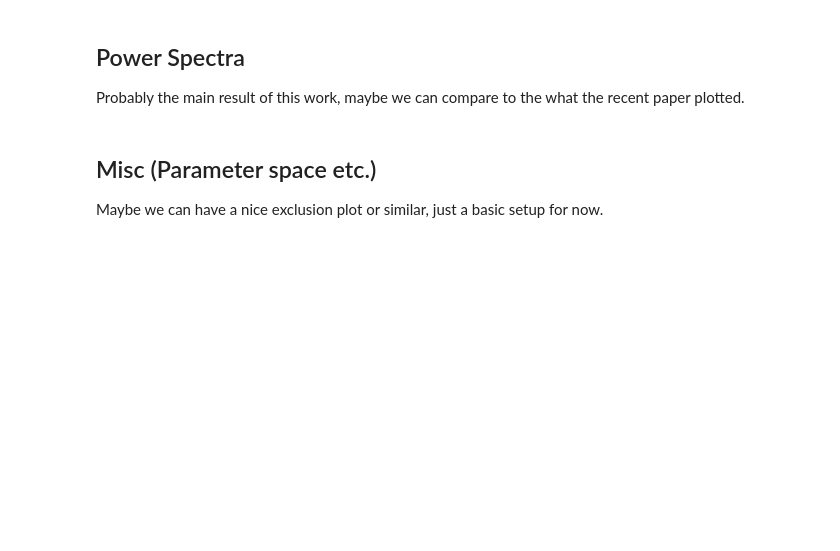
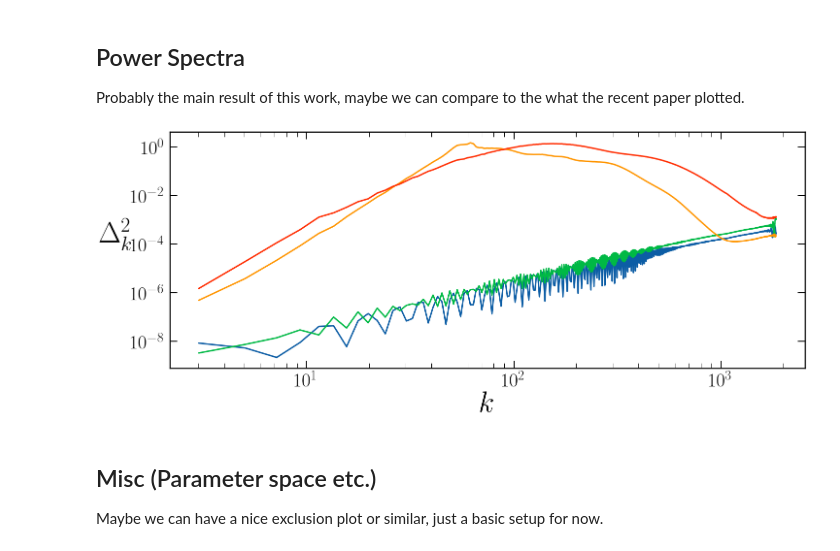
Before and after one commit to mathieukaltschmidt/kinetic-misalignment, a Jupyter notebook: analysis/plots.ipynb, the cells around one changed output. Cells and saved outputs as stored; diff of their text form; code cells hidden in the pictures; blank space fills up the shorter version.

```diff
--- a/analysis/plots.ipynb
+++ b/analysis/plots.ipynb
@@ -197,7 +234,39 @@ DISCUSS FITS!
 ## Power Spectra
 Probably the main result of this work, maybe we can compare to the what the recent paper plotted.
 # %%
-## Save data on bonden or so to txt files
+data = np.loadtxt(DATA_DIR + 'spectrum_evol_fA5e+09_theta0_vheta630' + '.txt', skiprows = 1)
+# %%
+# Extract tau values (first row, excluding first element)
+τ = data[0, 1:]
+
+# Extract k values (first column, excluding first row)
+k = data[1:, 0]
+
+# Extract spectrum evolution
+Δ_evol = data[1:, 1:]
+# %%
+tau_idx_list = [2, 4, 8, 10]
+# %%
+plt.figure(figsize = (21, 9))
+
+for tau_idx in tau_idx_list:
+    plt.loglog(k[1:-5], Δ_evol[1:-5, [tau_idx]], label = fr'$\tau = {τ[tau_idx]:.2f}$')
+
+plt.xlabel(r'$k$', size = 60)
+plt.ylabel(r'$\Delta^2_k$', rotation = 0, labelpad = 30, size = 60)
+
+plt.xticks(fontsize = 40)
+plt.yticks(fontsize = 40)
+plt.tick_params(axis = 'y', pad = 10)
+
+#plt.legend(loc = 'upper right', title = r'$f_A= 5\times 10^{9}$ GeV, $\Theta_1 = 0$, $\dot{\Theta}_1/H_1 = 630$')
+
+plt.tight_layout()
+#plt.savefig(PLOT_DIR + 'spectrum_evol_fA5e+09_theta0_vheta630' +'.pdf')
+
+plt.show()
+# %% [output]
+[figure, added]
 # %% [markdown]
 ## Misc (Parameter space etc.)
 Maybe we can have a nice exclusion plot or similar, just a basic setup for now.
```
Also changed, not shown: parts of 8 cells of this notebook.
